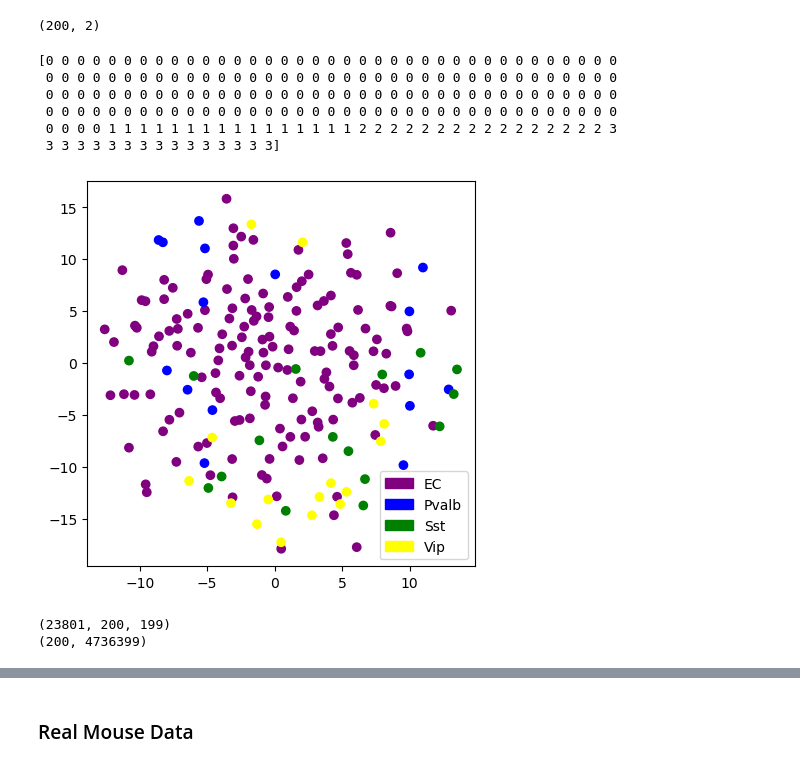
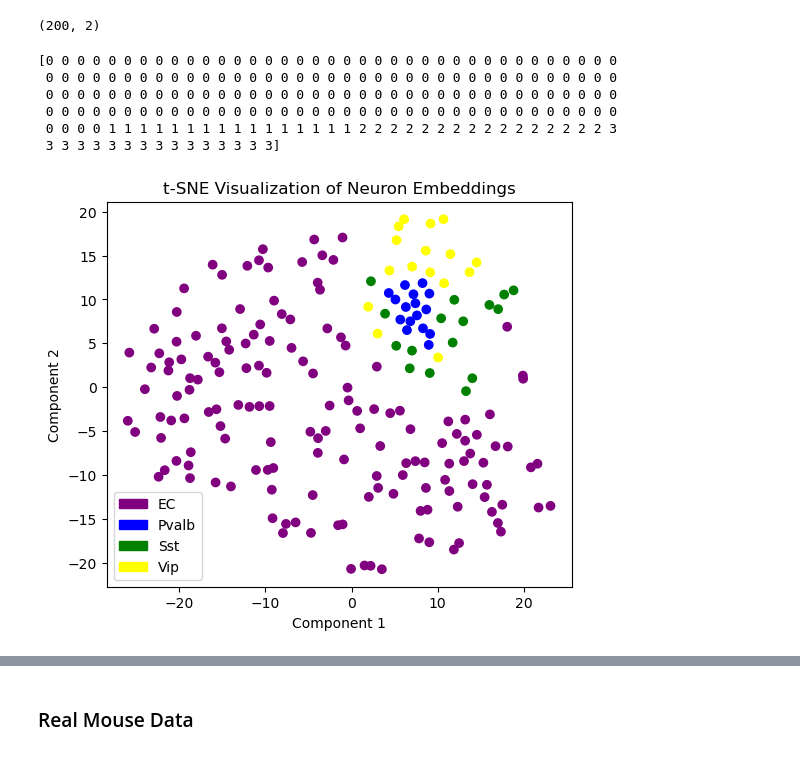
Before and after one commit to wuweizhang0723/func2graph, a Jupyter notebook: notebook/check_evaluation/neuron_embedding.ipynb, the cells around one changed output, grey strips where cells are left out. Cells and saved outputs as stored; diff of their text form; code cells hidden in the pictures.

```diff
--- a/notebook/check_evaluation/neuron_embedding.ipynb
+++ b/notebook/check_evaluation/neuron_embedding.ipynb
@@ -15,3 +17,10 @@ from func2graph import models, data
+# %%
+plt.rcParams.update({
+    'axes.titlesize': 18,
+    'axes.labelsize': 18,
+    'xtick.labelsize': 18,
+    'ytick.labelsize': 18,
+})
 # %% [markdown]
 ### Simulated Data
 # %%
@@ -171,0 +102,7 @@ tensor([  6.0667,   9.8274,  -2.7043,   3.9943,   2.5996,   1.0880,   3.9541,
+# %%
+checkpoint_path = '../../output/Real_Data_Sim_Classification/sim_200_42.ckpt'
+trained_model = models.Attention_With_Constraint_sim.load_from_checkpoint(checkpoint_path)
+
+idx = torch.arange(neuron_num).to(trained_model.device)
+neuron_embeddings = trained_model.embedding_table(idx).detach().cpu().numpy()
+print(neuron_embeddings.shape)
@@ -177,43 +122,27 @@ print(tsne.shape)
 # %%
 # color by cell type
 print(cell_type_ids)
 
 colors = ['purple', 'blue', 'green', 'yellow']
 colors_list = [colors[i] for i in cell_type_ids]
 
-plt.figure(figsize=(5, 5))
+plt.figure(figsize=(6, 5))
 # create a legend to map cell type to color
 plt.scatter(tsne[:, 0], tsne[:, 1], c=colors_list)
 purple_patch = mpatches.Patch(color='purple', label='EC')
 blue_patch = mpatches.Patch(color='blue', label='Pvalb')
 green_patch = mpatches.Patch(color='green', label='Sst')
 yellow_patch = mpatches.Patch(color='yellow', label='Vip')
 plt.legend(handles=[purple_patch, blue_patch, green_patch, yellow_patch])
+plt.title('t-SNE Visualization of Neuron Embeddings')
+plt.xlabel('Component 1')
+plt.ylabel('Component 2')
 plt.show()
 # %% [output]
 [0 0 0 0 0 0 0 0 0 0 0 0 0 0 0 0 0 0 0 0 0 0 0 0 0 0 0 0 0 0 0 0 0 0 0 0 0
  0 0 0 0 0 0 0 0 0 0 0 0 0 0 0 0 0 0 0 0 0 0 0 0 0 0 0 0 0 0 0 0 0 0 0 0 0
  0 0 0 0 0 0 0 0 0 0 0 0 0 0 0 0 0 0 0 0 0 0 0 0 0 0 0 0 0 0 0 0 0 0 0 0 0
  0 0 0 0 0 0 0 0 0 0 0 0 0 0 0 0 0 0 0 0 0 0 0 0 0 0 0 0 0 0 0 0 0 0 0 0 0
  0 0 0 0 1 1 1 1 1 1 1 1 1 1 1 1 1 1 1 1 2 2 2 2 2 2 2 2 2 2 2 2 2 2 2 2 3
  3 3 3 3 3 3 3 3 3 3 3 3 3 3 3]
-[figure, old version]
+[figure, new version]
-# %%
-# get all activity
-activity = []
-
-for batch in trainloader:
-    activity.append(batch[0].cpu().numpy())
-
-activity = np.concatenate(activity, axis=0)
-print(activity.shape)
-
-# get all activity for each cell
-activity_cell = []
-for i in range(neuron_num):
-    activity_cell.append(activity[:, i, :].reshape(-1))
-activity_cell = np.array(activity_cell)
-print(activity_cell.shape)
-# %% [output]
-(23801, 200, 199)
-(200, 4736399)
```
Also changed, not shown: parts of 33 cells of this notebook, 9 other files.
